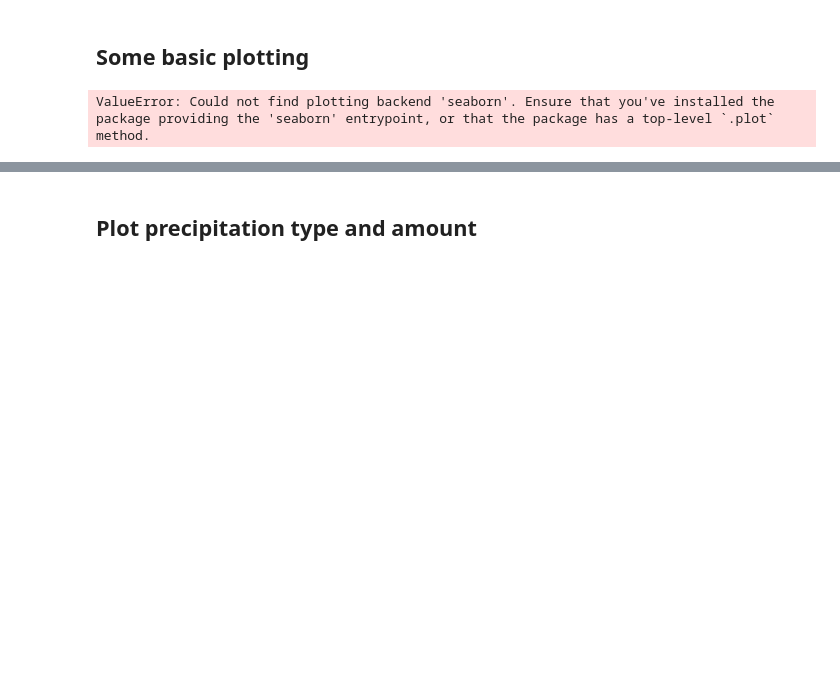
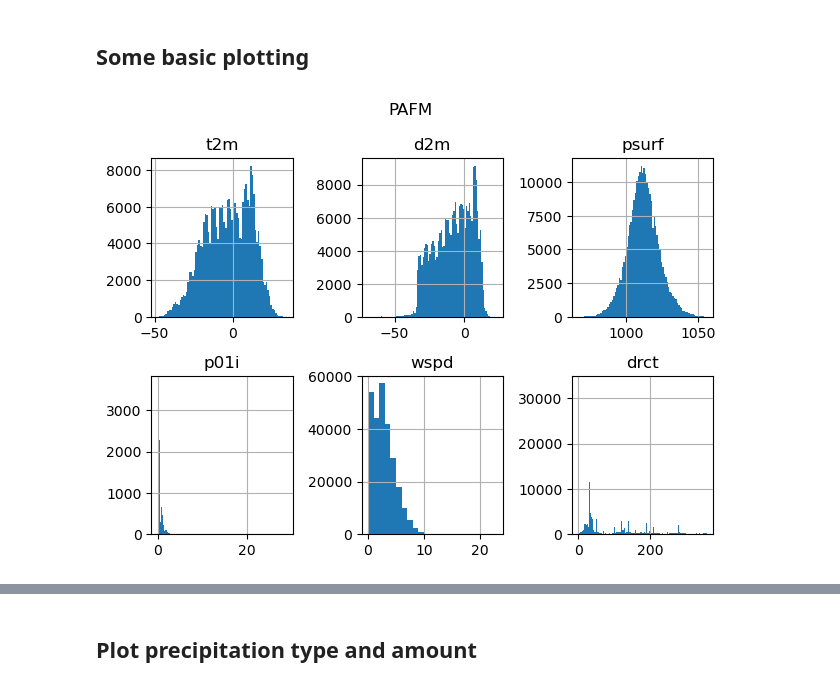
Before and after one commit to andypbarrett/rain_on_snow_database, a Jupyter notebook: notebooks/testing_identify_rain_events.ipynb, the cells around one changed output, grey strips where cells are left out. Saved outputs shown, nothing was run; the diff lists cells and outputs as text; code cells hidden in the pictures; blank space fills up the shorter version.

Commit message:
add test plots

```diff
--- a/notebooks/testing_identify_rain_events.ipynb
+++ b/notebooks/testing_identify_rain_events.ipynb
@@ -31,7 +79,6 @@ df.head()
 # %% [markdown]
 ## Some basic plotting
-# %%
-df.hist(column=["t2m", "d2m", "psurf", "p01i", "wspd", "drct"],
-        layout=(2,3), sharey=True, backend="seaborn");
-# %% [output]
-ValueError: Could not find plotting backend 'seaborn'. Ensure that you've installed the package providing the 'seaborn' entrypoint, or that the package has a top-level `.plot` method.
+# %%
+plot_metdata_histograms(df)
+# %% [output]
+[figure, added]
```
Also changed, not shown: parts of 24 cells of this notebook.
